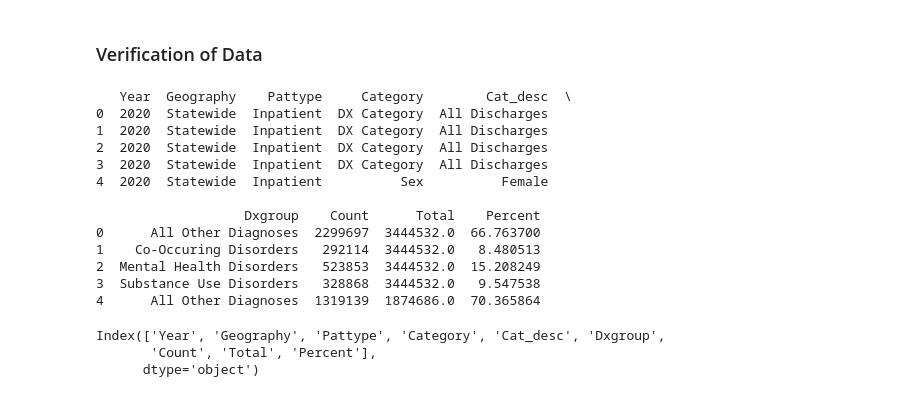
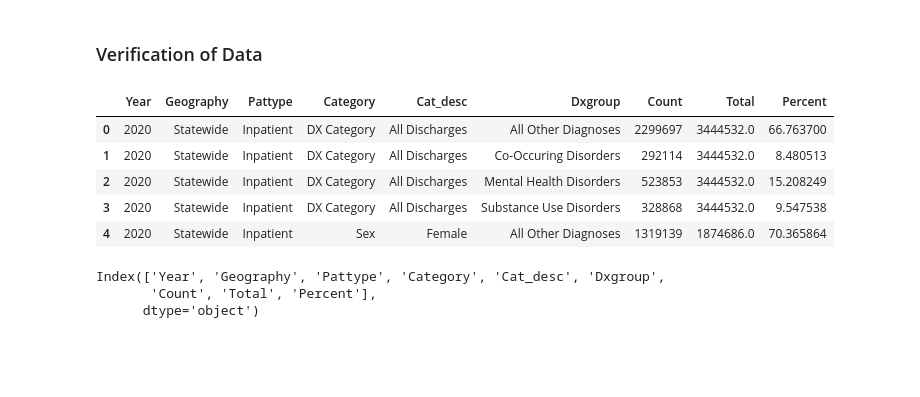
Before and after one commit to abbyzurasky/PUBH1142, a Jupyter notebook: MentalHealthDataAnalysis.ipynb, the cells around one changed output. Drawn from its saved outputs; the diff is of its cells as text; code cells hidden in the pictures; blank space fills up the shorter version.

```diff
--- a/MentalHealthDataAnalysis.ipynb
+++ b/MentalHealthDataAnalysis.ipynb
@@ -28,20 +28,13 @@ df = pd.read_csv('hospitalencountersforbehavioralhealth.csv')
 ### Verification of Data
 # %%
 # Print the first few rows of the DataFrame
-print(df.head())
+df.head()
 # %% [output]
-   Year  Geography    Pattype     Category        Cat_desc  \
-0  2020  Statewide  Inpatient  DX Category  All Discharges
-1  2020  Statewide  Inpatient  DX Category  All Discharges
-2  2020  Statewide  Inpatient  DX Category  All Discharges
-3  2020  Statewide  Inpatient  DX Category  All Discharges
-4  2020  Statewide  Inpatient          Sex          Female
-
-                   Dxgroup    Count      Total    Percent
-0      All Other Diagnoses  2299697  3444532.0  66.763700
-1    Co-Occuring Disorders   292114  3444532.0   8.480513
-2  Mental Health Disorders   523853  3444532.0  15.208249
-3  Substance Use Disorders   328868  3444532.0   9.547538
-4      All Other Diagnoses  1319139  1874686.0  70.365864
+|  | Year | Geography | Pattype | Category | Cat_desc | Dxgroup | Count | Total | Percent |
+| 0 | 2020 | Statewide | Inpatient | DX Category | All Discharges | All Other Diagnoses | 2299697 | 3444532.0 | 66.763700 |
+| 1 | 2020 | Statewide | Inpatient | DX Category | All Discharges | Co-Occuring Disorders | 292114 | 3444532.0 | 8.480513 |
+| 2 | 2020 | Statewide | Inpatient | DX Category | All Discharges | Mental Health Disorders | 523853 | 3444532.0 | 15.208249 |
+| 3 | 2020 | Statewide | Inpatient | DX Category | All Discharges | Substance Use Disorders | 328868 | 3444532.0 | 9.547538 |
+| 4 | 2020 | Statewide | Inpatient | Sex | Female | All Other Diagnoses | 1319139 | 1874686.0 | 70.365864 |
 # %%
 # Print the columns of the DataFrame
```
Also changed, not shown: parts of 1 cell of this notebook.
